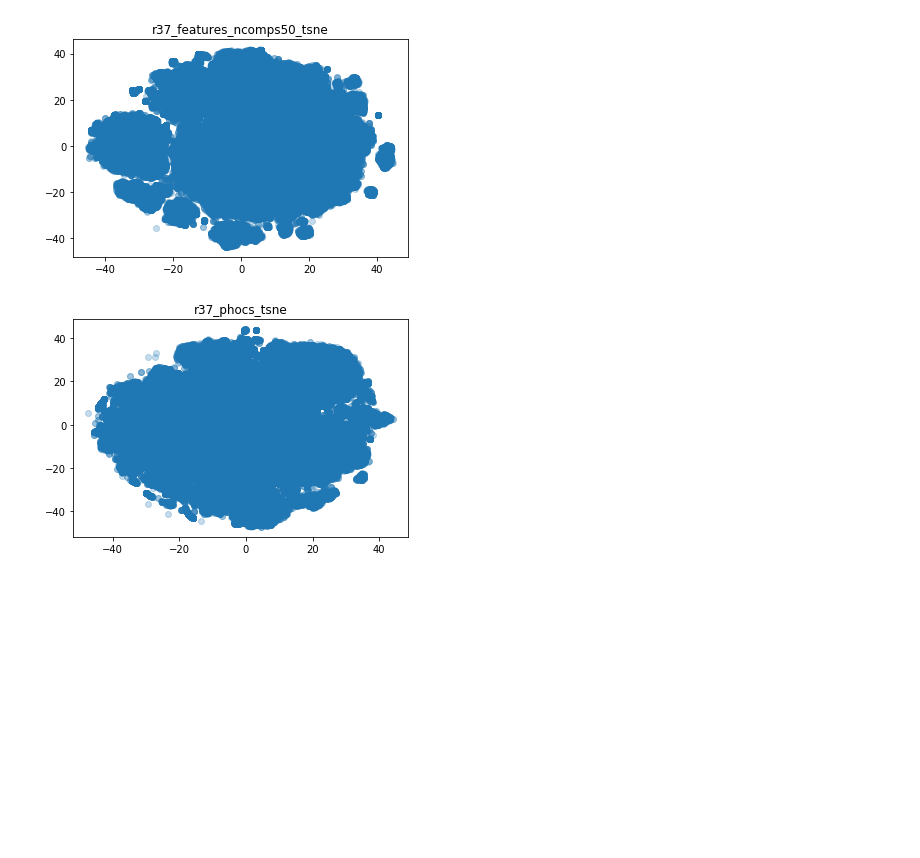
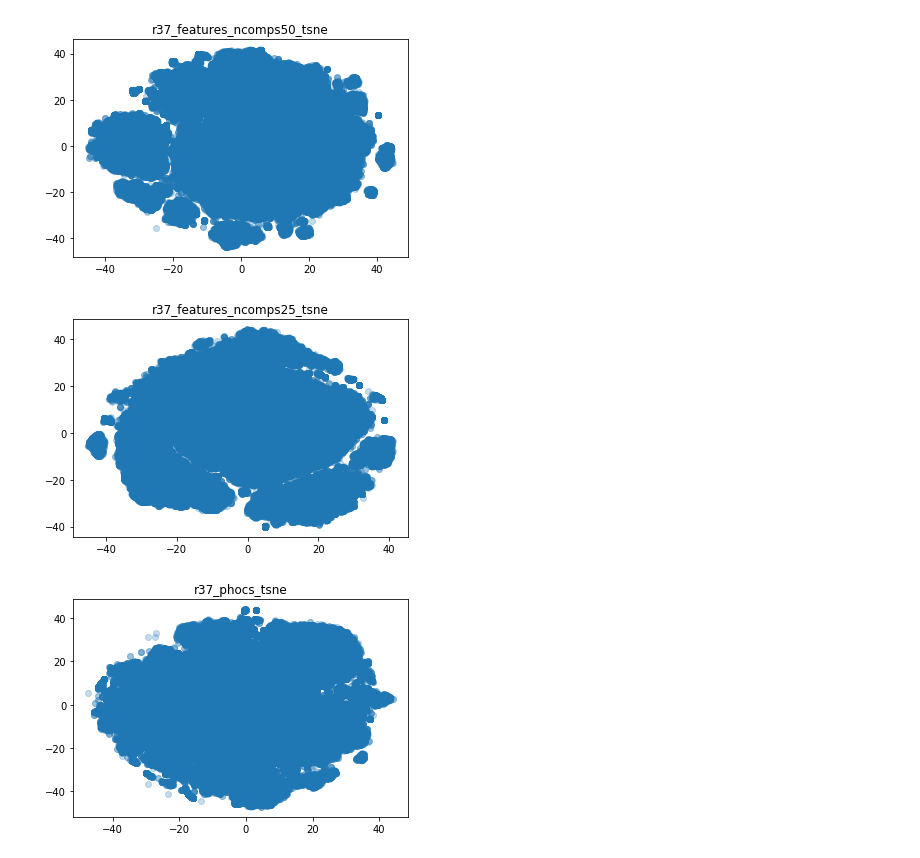
Before and after one commit to ColoredInsaneAsylums/PrivacySensitiveTranscription, a Jupyter notebook: image_processing/visualization/r37.ipynb, the cells around one changed output. Cells and saved outputs as stored; diff of their text form; code cells hidden in the pictures; blank space fills up the shorter version.

Commit message:
more visualizations

```diff
--- a/image_processing/visualization/r37.ipynb
+++ b/image_processing/visualization/r37.ipynb
@@ -33,6 +35,10 @@ visualize('../phocnet_features/r37_features_ncomps100_tsne.pickle')
 visualize('../phocnet_features/r37_features_ncomps50_tsne.pickle')
 # %% [output]
 [figure]
+# %%
+visualize('../phocnet_features/r37_features_ncomps25_tsne.pickle')
+# %% [output]
+[figure, added]
 # %%
 visualize('../phocnet_features/r37_phocs_tsne.pickle')
 # %% [output]
```
Also changed, not shown: parts of 3 cells of this notebook, 1 other file.
